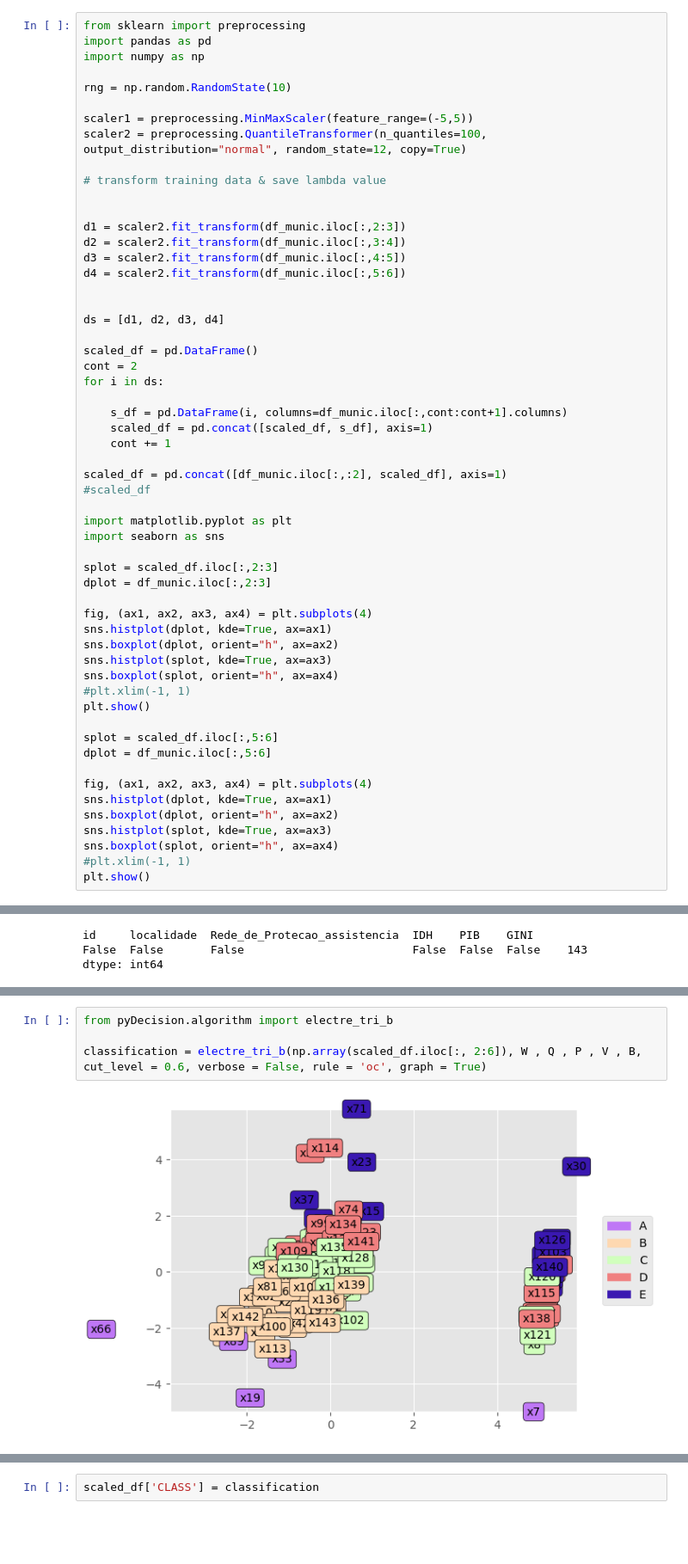
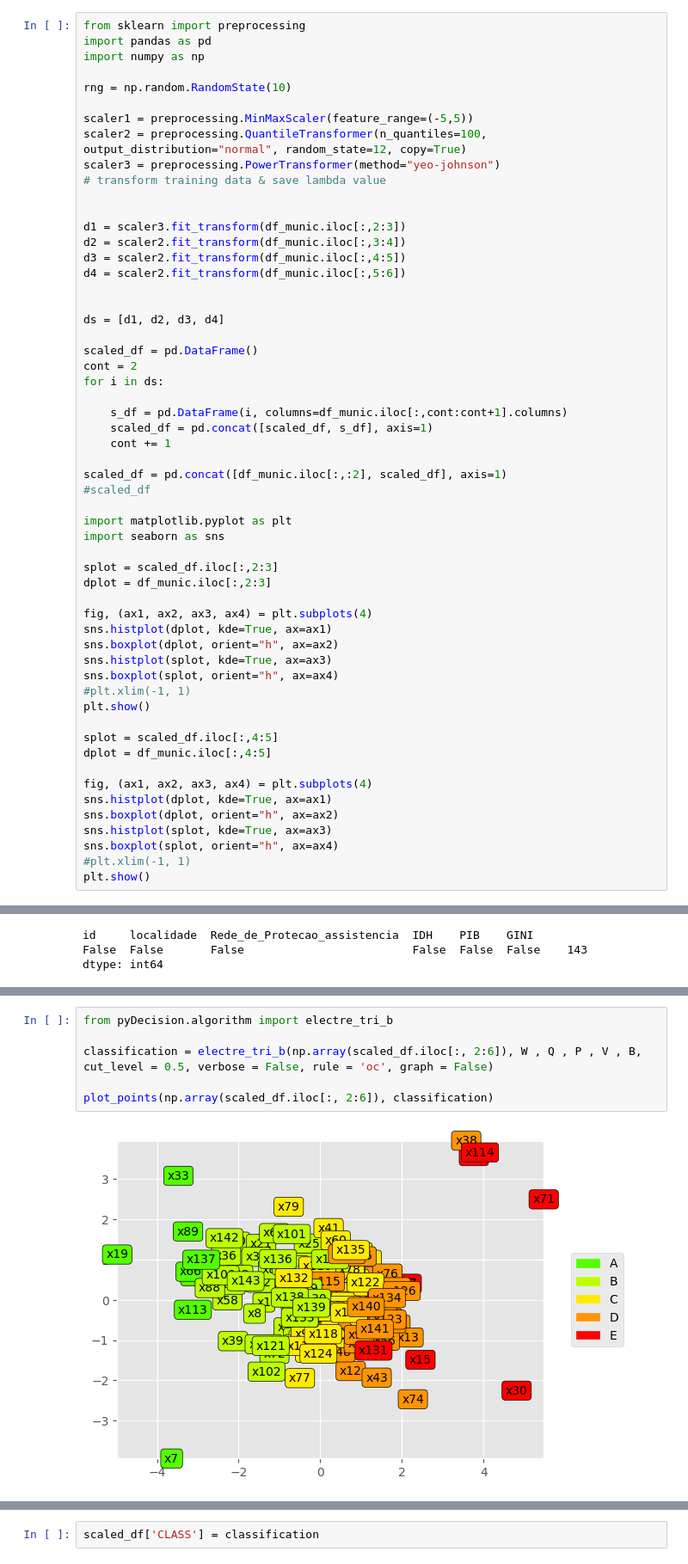
Before and after one commit to jlucioDev/woman_victims_v2, a Jupyter notebook: main.ipynb, the cells around one changed output, grey strips where cells are left out. Shown at 86% size. Drawn from its saved outputs; the diff is of its cells as text; blank space fills up the shorter version.

Commit message:
Final update - Electre Classification and Graphic visualization

```diff
--- a/main.ipynb
+++ b/main.ipynb
@@ -162,11 +162,11 @@ rng = np.random.RandomState(10)
 
 scaler1 = preprocessing.MinMaxScaler(feature_range=(-5,5))
 scaler2 = preprocessing.QuantileTransformer(n_quantiles=100, output_distribution="normal", random_state=12, copy=True)
-
+scaler3 = preprocessing.PowerTransformer(method="yeo-johnson")
 # transform training data & save lambda value
 
 
-d1 = scaler2.fit_transform(df_munic.iloc[:,2:3])
+d1 = scaler3.fit_transform(df_munic.iloc[:,2:3])
 d2 = scaler2.fit_transform(df_munic.iloc[:,3:4])
 d3 = scaler2.fit_transform(df_munic.iloc[:,4:5])
 d4 = scaler2.fit_transform(df_munic.iloc[:,5:6])
@@ -199,8 +199,8 @@ sns.boxplot(splot, orient="h", ax=ax4)
 #plt.xlim(-1, 1)
 plt.show()
 
-splot = scaled_df.iloc[:,5:6]
-dplot = df_munic.iloc[:,5:6]
+splot = scaled_df.iloc[:,4:5]
+dplot = df_munic.iloc[:,4:5]
 
 fig, (ax1, ax2, ax3, ax4) = plt.subplots(4)
 sns.histplot(dplot, kde=True, ax=ax1)
@@ -398,9 +452,11 @@ array([[-5.74459993e-01, -6.66897710e-01, -6.69969511e-01,
 # %%
 from pyDecision.algorithm import electre_tri_b
 
-classification = electre_tri_b(np.array(scaled_df.iloc[:, 2:6]), W , Q , P , V , B, cut_level = 0.6, verbose = False, rule = 'oc', graph = True)
+classification = electre_tri_b(np.array(scaled_df.iloc[:, 2:6]), W , Q , P , V , B, cut_level = 0.5, verbose = False, rule = 'oc', graph = False)
+
+plot_points(np.array(scaled_df.iloc[:, 2:6]), classification)
 # %% [output]
-[figure, old version]
+[figure, new version]
 # %%
 # Code source: Gaël Varoquaux
 # Modified for documentation by Jaques Grobler
```
Also changed, not shown: parts of 16 cells of this notebook.
